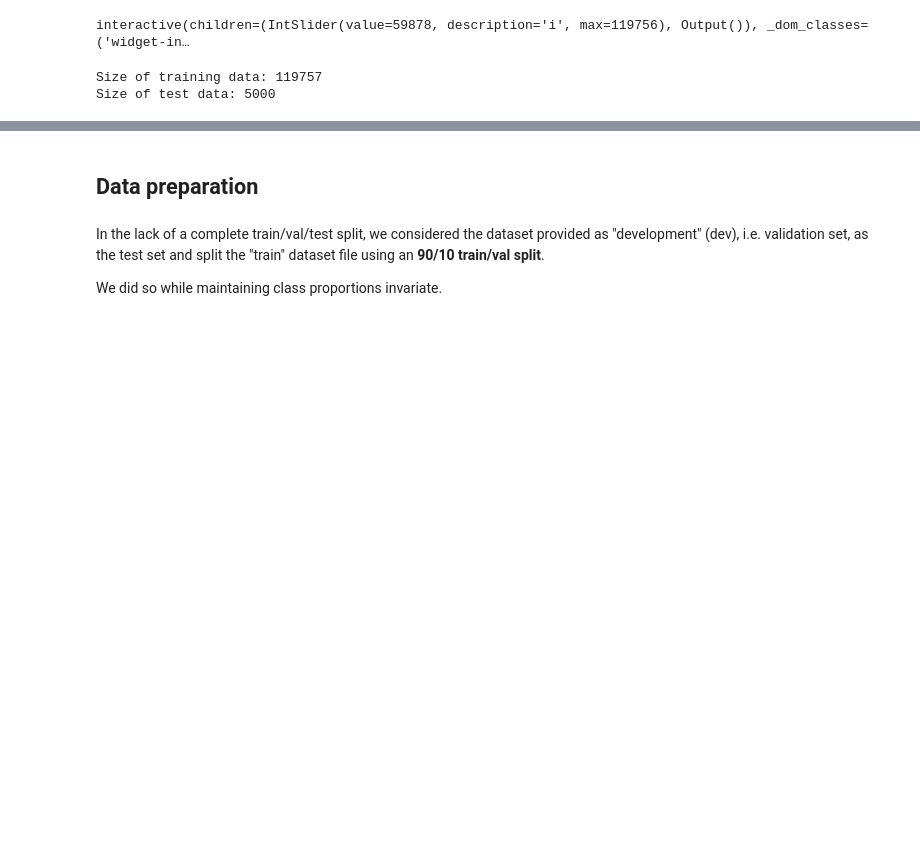
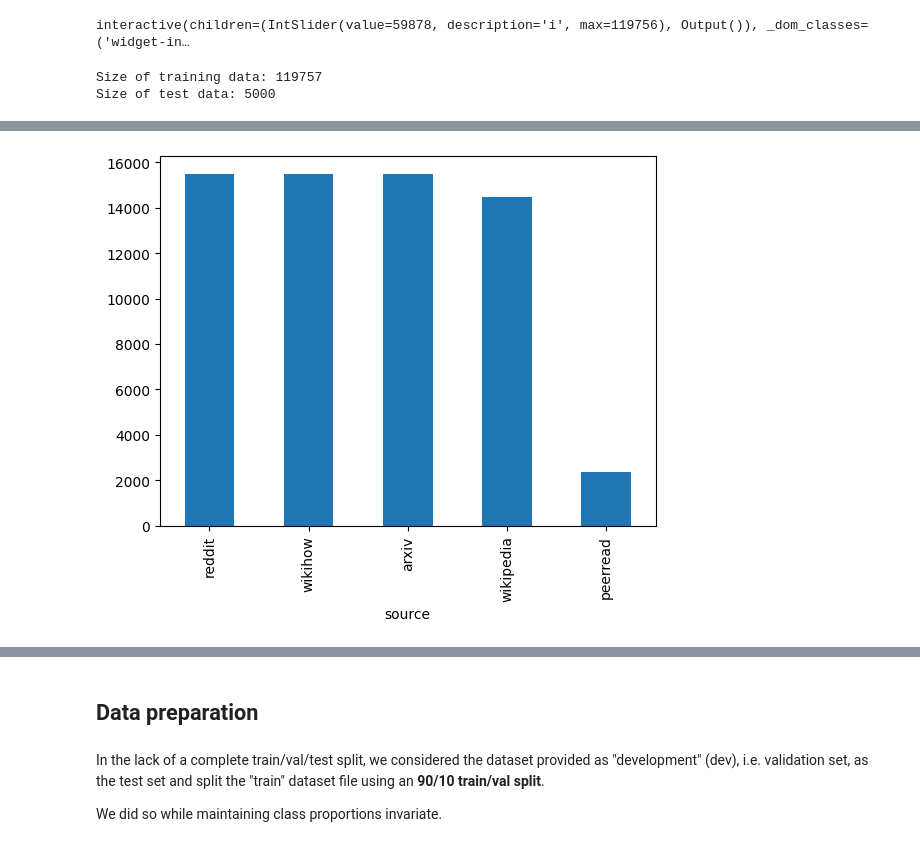
Before and after one commit to edomerli/machine-generated-text-classification, a Jupyter notebook: main.ipynb, the cells around one changed output, grey strips where cells are left out. Drawn from its saved outputs; the diff is of its cells as text; code cells hidden in the pictures; blank space fills up the shorter version.

```diff
--- a/main.ipynb
+++ b/main.ipynb
@@ -48,0 +72,4 @@ Size of test data: 5000
+# %%
+train_df_stats[train_df_stats['label'] == 0]['source'].value_counts().plot(kind='bar');
+# %% [output]
+[figure, added]
```
Also changed, not shown: parts of 12 cells of this notebook.
